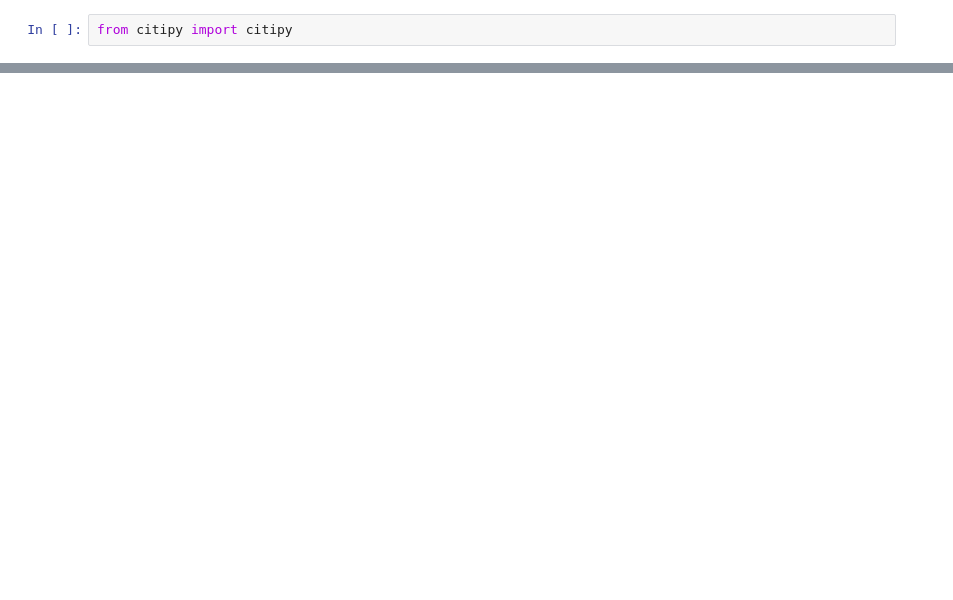
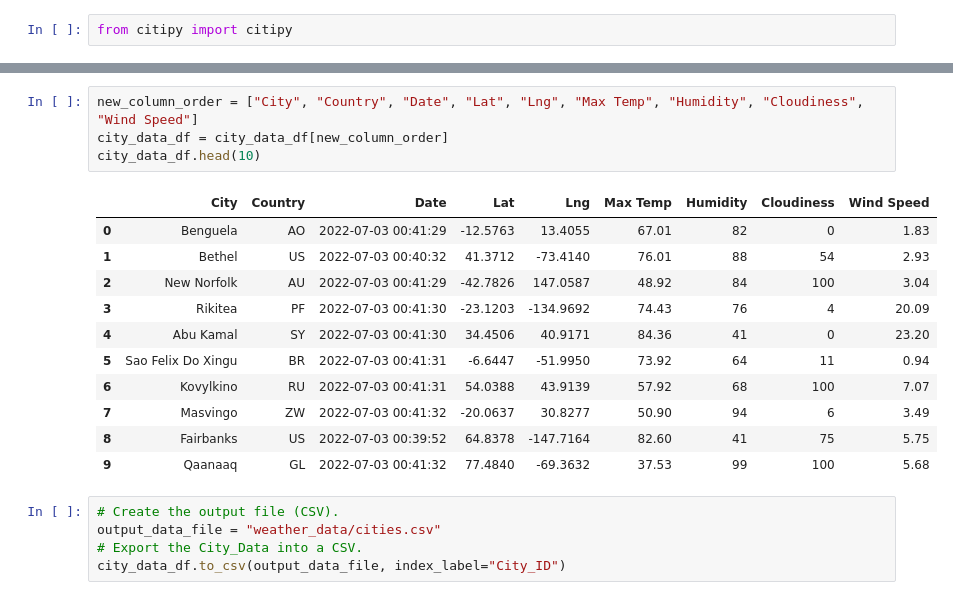
Before and after one commit to fade2blk89/World_Weather_Analysis, a Jupyter notebook: WeatherPy.ipynb, the cells around one changed output, grey strips where cells are left out. Drawn from its saved outputs; the diff is of its cells as text; blank space fills up the shorter version.

```diff
--- a/WeatherPy.ipynb
+++ b/WeatherPy.ipynb
@@ -54,0 +167,21 @@ len(cities)
+# %%
+new_column_order = ["City", "Country", "Date", "Lat", "Lng", "Max Temp", "Humidity", "Cloudiness", "Wind Speed"]
+city_data_df = city_data_df[new_column_order]
+city_data_df.head(10)
+# %% [output]
+|  | City | Country | Date | Lat | Lng | Max Temp | Humidity | Cloudiness | Wind Speed |
+| 0 | Benguela | AO | 2022-07-03 00:41:29 | -12.5763 | 13.4055 | 67.01 | 82 | 0 | 1.83 |
+| 1 | Bethel | US | 2022-07-03 00:40:32 | 41.3712 | -73.4140 | 76.01 | 88 | 54 | 2.93 |
+| 2 | New Norfolk | AU | 2022-07-03 00:41:29 | -42.7826 | 147.0587 | 48.92 | 84 | 100 | 3.04 |
+| 3 | Rikitea | PF | 2022-07-03 00:41:30 | -23.1203 | -134.9692 | 74.43 | 76 | 4 | 20.09 |
+| 4 | Abu Kamal | SY | 2022-07-03 00:41:30 | 34.4506 | 40.9171 | 84.36 | 41 | 0 | 23.20 |
+| 5 | Sao Felix Do Xingu | BR | 2022-07-03 00:41:31 | -6.6447 | -51.9950 | 73.92 | 64 | 11 | 0.94 |
+| 6 | Kovylkino | RU | 2022-07-03 00:41:31 | 54.0388 | 43.9139 | 57.92 | 68 | 100 | 7.07 |
+| 7 | Masvingo | ZW | 2022-07-03 00:41:32 | -20.0637 | 30.8277 | 50.90 | 94 | 6 | 3.49 |
+| 8 | Fairbanks | US | 2022-07-03 00:39:52 | 64.8378 | -147.7164 | 82.60 | 41 | 75 | 5.75 |
+| 9 | Qaanaaq | GL | 2022-07-03 00:41:32 | 77.4840 | -69.3632 | 37.53 | 99 | 100 | 5.68 |
+# %%
+# Create the output file (CSV).
+output_data_file = "weather_data/cities.csv"
+# Export the City_Data into a CSV.
+city_data_df.to_csv(output_data_file, index_label="City_ID")
```
Also changed, not shown: parts of 8 cells of this notebook, 4 other files.
